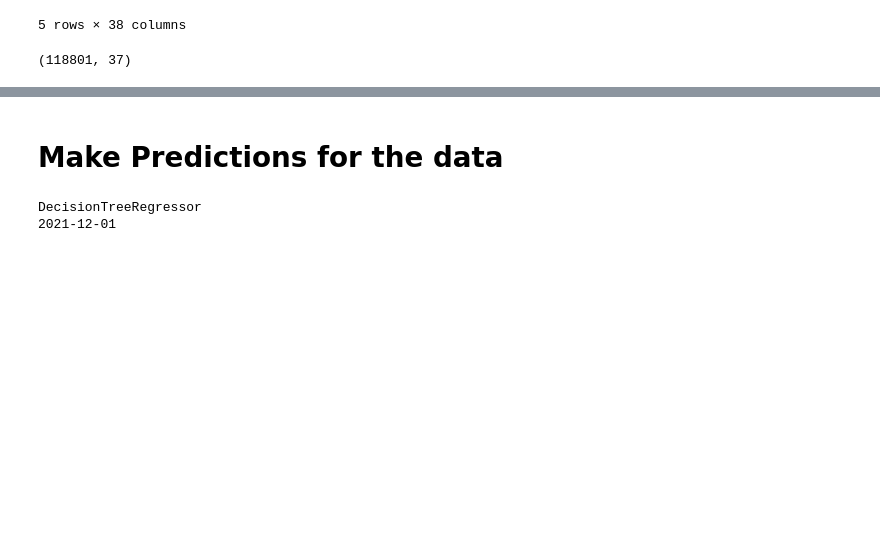
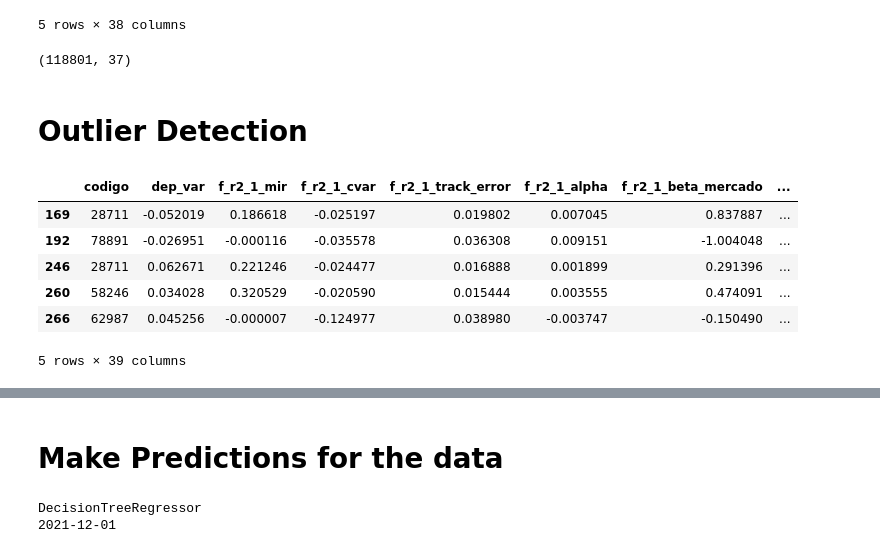
Before and after one commit to pedroteles17/IC_dados_fundos, a Jupyter notebook: modelagem.ipynb, the cells around one changed output, grey strips where cells are left out. Drawn from its saved outputs; the diff is of its cells as text; code cells hidden in the pictures; blank space fills up the shorter version.

```diff
--- a/modelagem.ipynb
+++ b/modelagem.ipynb
@@ -51,3 +51,5 @@ data = data.dropna().reset_index(drop=True).drop(['month', 'year'], axis = 1)
 data.shape
 # %% [output]
 (118801, 37)
+# %% [markdown]
+# Outlier Detection
@@ -53,0 +58,22 @@ data.shape
+# %%
+data_outlier = data.drop(['codigo', 'dep_var', 'date'], axis = 1)
+
+clf = IsolationForest(random_state=42)
+
+clf.fit(data_outlier)
+
+outliers_predicted = clf.predict(data_outlier)
+
+data['scores'] = clf.decision_function(data_outlier)
+
+data['anomaly_score'] = clf.predict(data_outlier)
+
+data[data['anomaly_score']==-1].head()
+# %% [output]
+|  | codigo | dep_var | f_r2_1_mir | f_r2_1_cvar | f_r2_1_track_error | f_r2_1_alpha | f_r2_1_beta_mercado | ... |
+| 169 | 28711 | -0.052019 | 0.186618 | -0.025197 | 0.019802 | 0.007045 | 0.837887 | ... |
+| 192 | 78891 | -0.026951 | -0.000116 | -0.035578 | 0.036308 | 0.009151 | -1.004048 | ... |
+| 246 | 28711 | 0.062671 | 0.221246 | -0.024477 | 0.016888 | 0.001899 | 0.291396 | ... |
+| 260 | 58246 | 0.034028 | 0.320529 | -0.020590 | 0.015444 | 0.003555 | 0.474091 | ... |
+| 266 | 62987 | 0.045256 | -0.000007 | -0.124977 | 0.038980 | -0.003747 | -0.150490 | ... |
+5 rows × 39 columns
```
Also changed, not shown: parts of 4 cells of this notebook, 26 other files.
